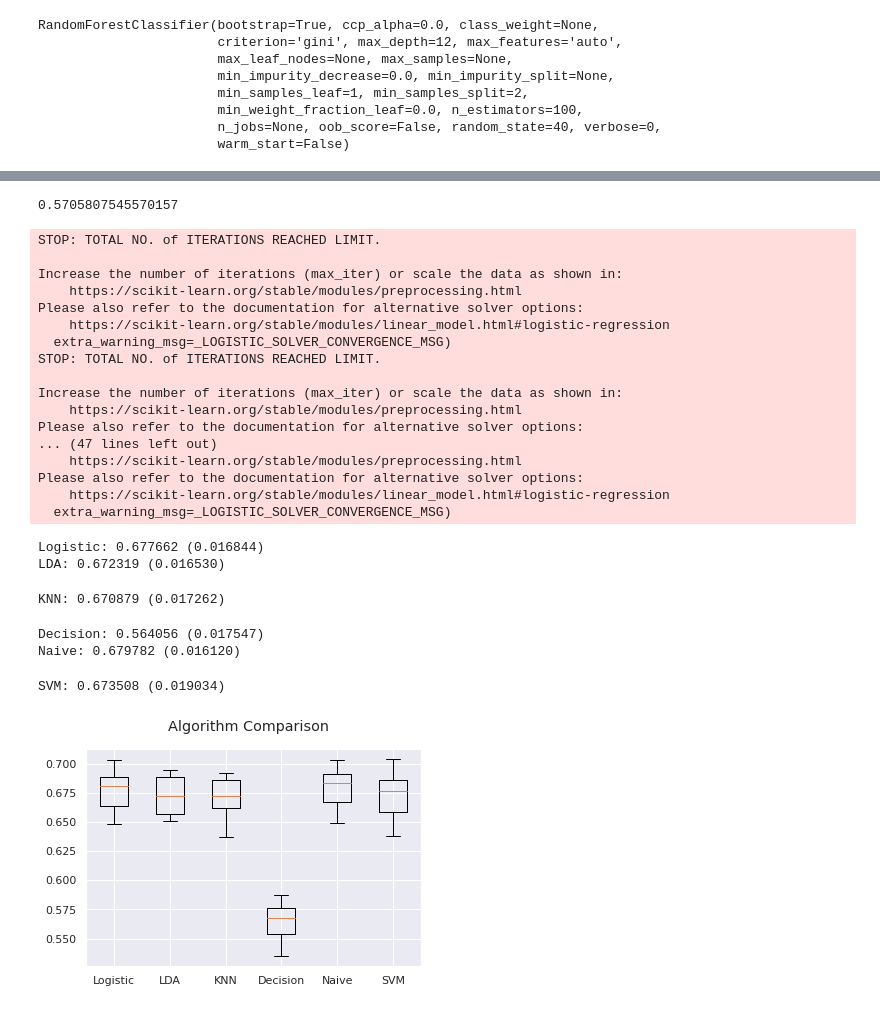
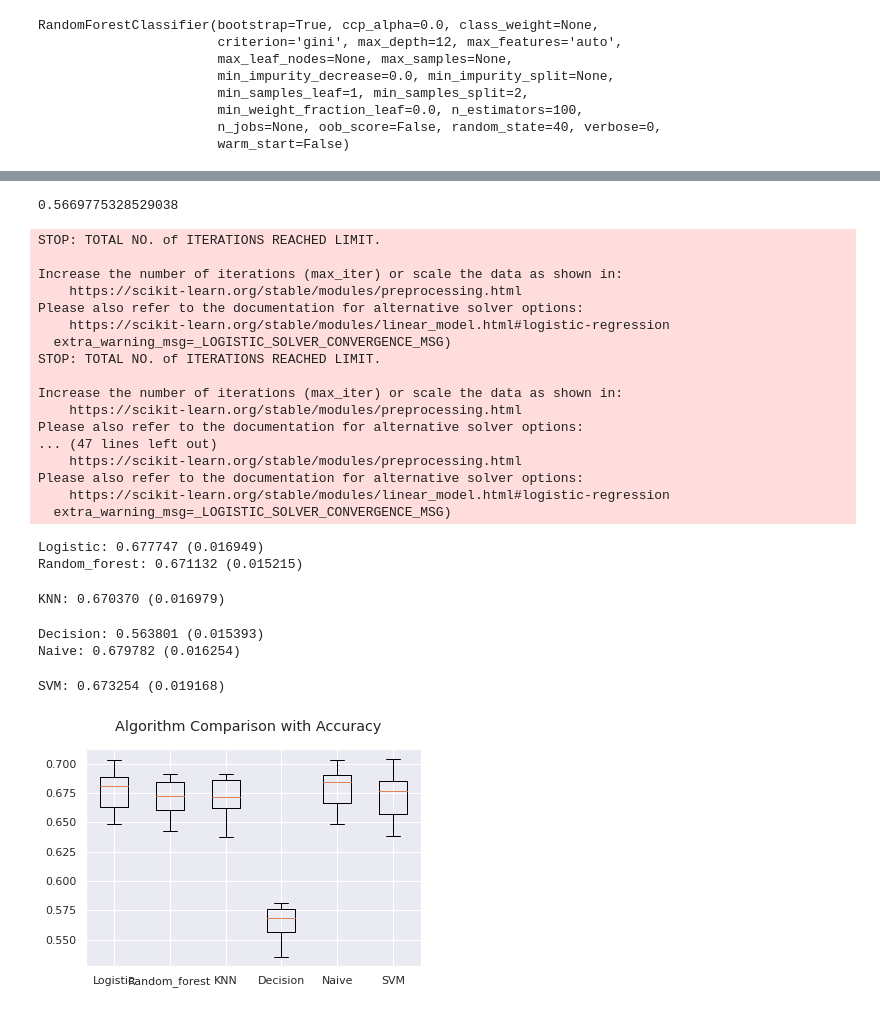
Before and after one commit to Hamza1122/ML-Ass, a Jupyter notebook: Untitled13.ipynb, the cells around one changed output, grey strips where cells are left out. Cells and saved outputs as stored; diff of their text form; code cells hidden in the pictures.

```diff
--- a/Untitled13.ipynb
+++ b/Untitled13.ipynb
@@ -376,7 +381,7 @@ Index(['Gender', 'Age', 'cobalt', 'chromium', 'Surgey_Undertaken'], dtype='objec
 label_encoder = preprocessing.LabelEncoder()
 df['Gender'] = df.Gender.astype(str)
 
-#df['Gender']=df.Gender.replace({'70.0':'Male'})
+df['Gender']=df.Gender.replace({'70.0':'Male'})
 df['Gender']= label_encoder.fit_transform(df['Gender'])
 
 
@@ -469,7 +474,7 @@ clf2 = clf2.fit(X_train, y_train)
 y_pred2=clf2.predict(X_test)
 accuracy_score(y_test, y_pred2)
 # %% [output]
-0.5705807545570157
+0.5669775328529038
 # %%
 #Comparison of algorthm and neural network using keras,tesorflow remaining
 from sklearn import model_selection
@@ -518,20 +523,20 @@ Please also refer to the documentation for alternative solver options:
 Please also refer to the documentation for alternative solver options:
     https://scikit-learn.org/stable/modules/linear_model.html#logistic-regression
   extra_warning_msg=_LOGISTIC_SOLVER_CONVERGENCE_MSG)
-Logistic: 0.677662 (0.016844)
-LDA: 0.672319 (0.016530)
+Logistic: 0.677747 (0.016949)
+Random_forest: 0.671132 (0.015215)
-KNN: 0.670879 (0.017262)
+KNN: 0.670370 (0.016979)
-Decision: 0.564056 (0.017547)
-Naive: 0.679782 (0.016120)
+Decision: 0.563801 (0.015393)
+Naive: 0.679782 (0.016254)
-SVM: 0.673508 (0.019034)
+SVM: 0.673254 (0.019168)
 # %%
 # boxplot algorithm comparison
 import matplotlib.pyplot as plt
 fig = plt.figure()
-fig.suptitle('Algorithm Comparison')
+fig.suptitle('Algorithm Comparison with Accuracy')
 ax = fig.add_subplot(111)
 plt.boxplot(results)
 ax.set_xticklabels(names)
 plt.show()
 # %% [output]
-[figure, old version]
+[figure, new version]
```
Also changed, not shown: parts of 5 cells of this notebook.
